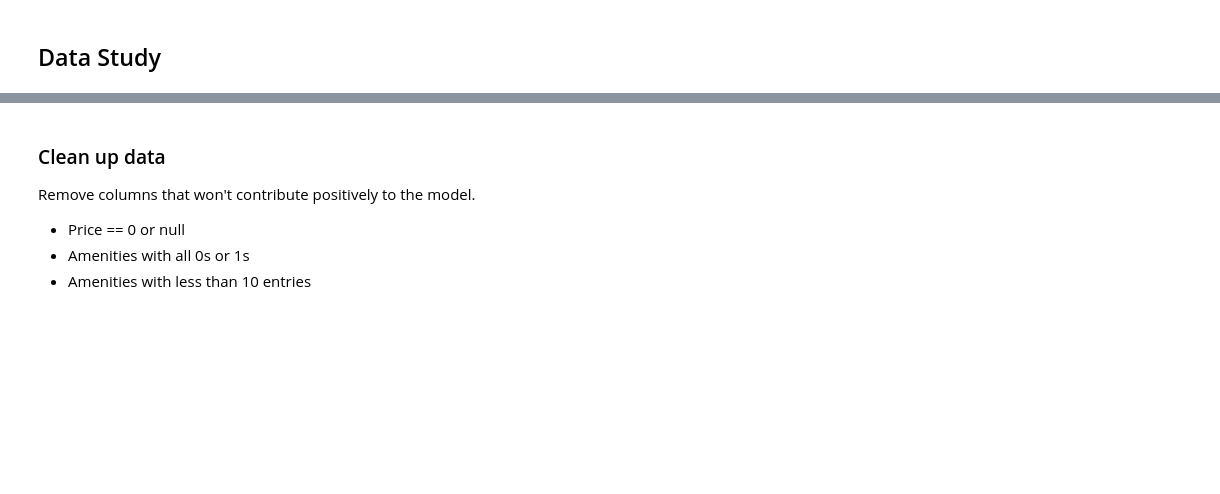
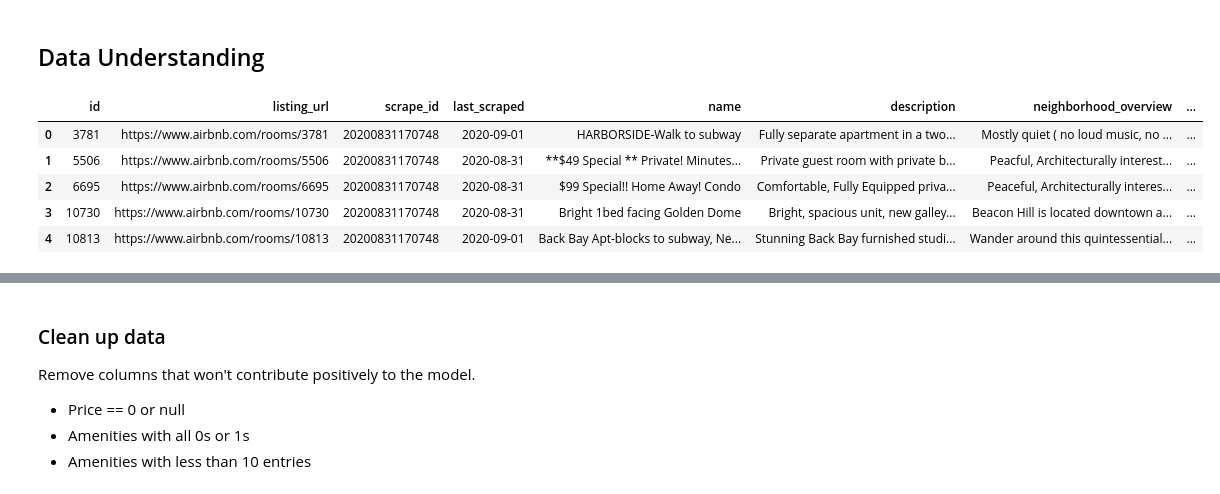
Before and after one commit to gandola/udacity-ds-program, a Jupyter notebook: Project1/PriceModel.ipynb, the cells around one changed output, grey strips where cells are left out. Saved outputs shown, nothing was run; the diff lists cells and outputs as text; code cells hidden in the pictures; blank space fills up the shorter version.

```diff
--- a/Project1/PriceModel.ipynb
+++ b/Project1/PriceModel.ipynb
@@ -21,6 +28,15 @@ pd.set_option('display.max_rows', None)
 #Load Data
 listings_df = pd.read_csv('./data/boston/listings.csv')
 # %% [markdown]
-## Data Study
+## Data Understanding
+# %%
+listings_df.head()
+# %% [output]
+|  | id | listing_url | scrape_id | last_scraped | name | description | neighborhood_overview | ... |
+| 0 | 3781 | https://www.airbnb.com/rooms/3781 | 20200831170748 | 2020-09-01 | HARBORSIDE-Walk to subway | Fully separate apartment in a two... | Mostly quiet ( no loud music, no ... | ... |
+| 1 | 5506 | https://www.airbnb.com/rooms/5506 | 20200831170748 | 2020-08-31 | **$49 Special ** Private! Minutes... | Private guest room with private b... | Peacful, Architecturally interest... | ... |
+| 2 | 6695 | https://www.airbnb.com/rooms/6695 | 20200831170748 | 2020-08-31 | $99 Special!! Home Away! Condo | Comfortable, Fully Equipped priva... | Peaceful, Architecturally interes... | ... |
+| 3 | 10730 | https://www.airbnb.com/rooms/10730 | 20200831170748 | 2020-08-31 | Bright 1bed facing Golden Dome | Bright, spacious unit, new galley... | Beacon Hill is located downtown a... | ... |
+| 4 | 10813 | https://www.airbnb.com/rooms/10813 | 20200831170748 | 2020-09-01 | Back Bay Apt-blocks to subway, Ne... | Stunning Back Bay furnished studi... | Wander around this quintessential... | ... |
 # %%
 listings_df.describe()
```
Also changed, not shown: parts of 23 cells of this notebook, 4 other files.
